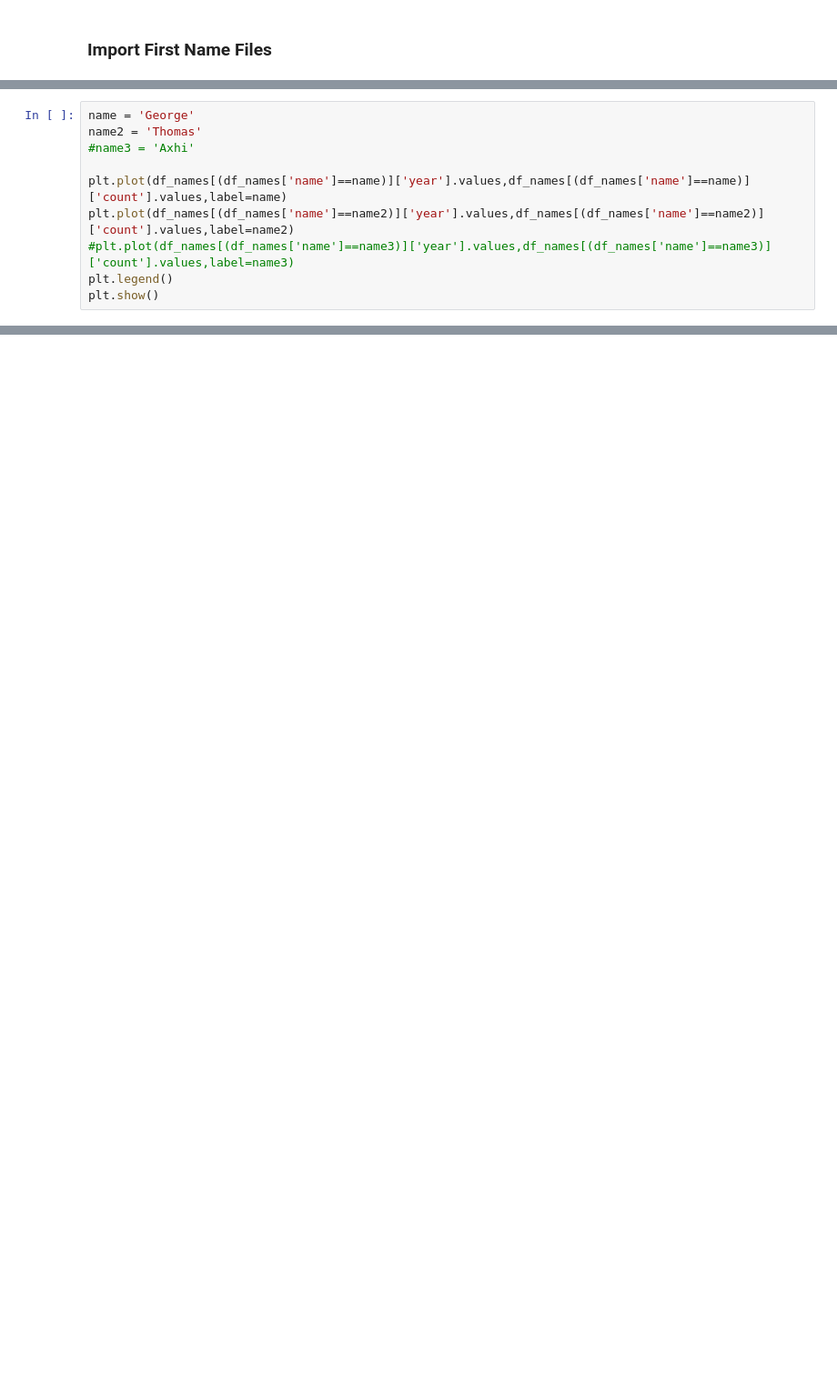
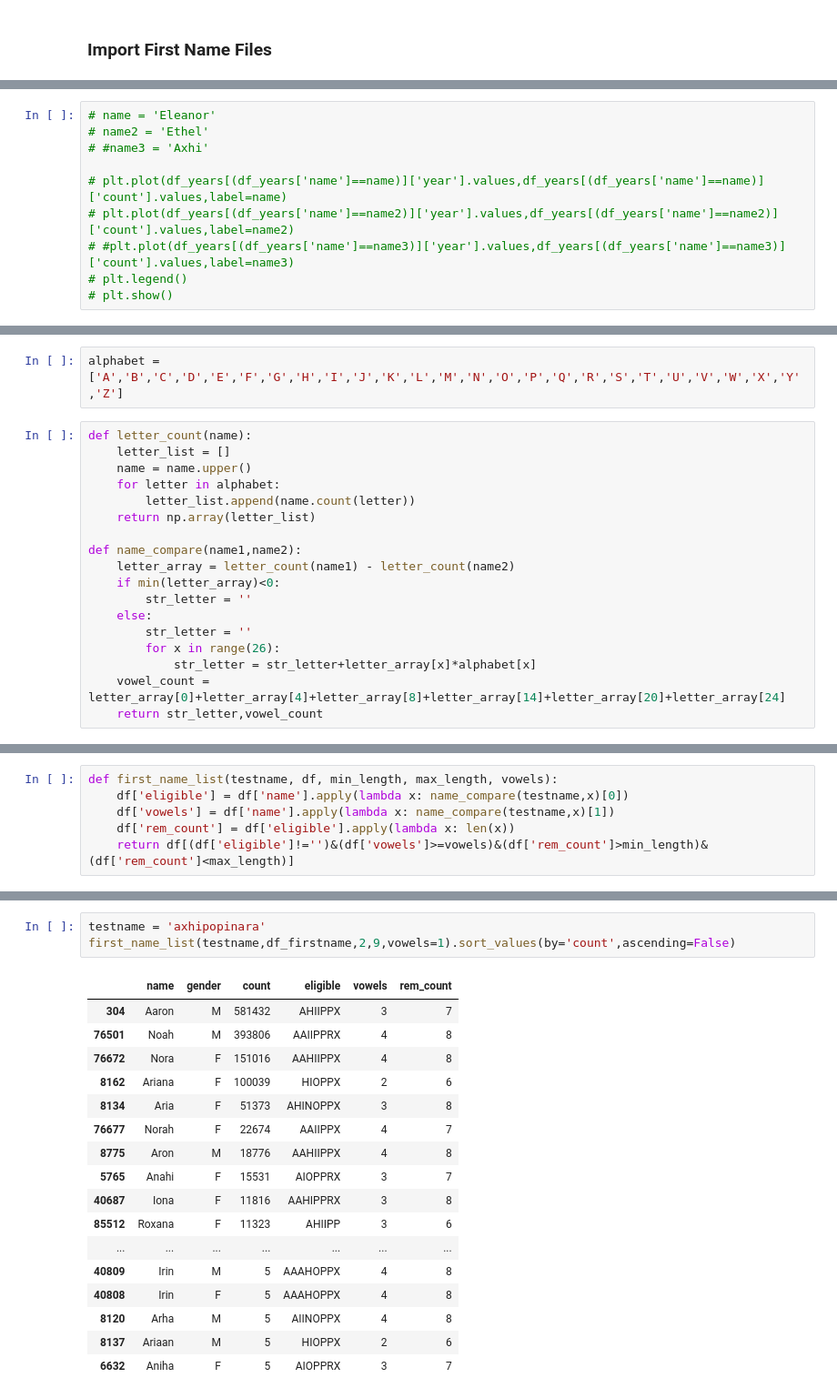
Before and after one commit to flint-hasset/anagrammer, a Jupyter notebook: Name Anagram.ipynb, the cells around one changed output, grey strips where cells are left out. Shown: that part at 91% size. Drawn from its saved outputs; the diff is of its cells as text; blank space fills up the shorter version.

```diff
--- a/Name Anagram.ipynb
+++ b/Name Anagram.ipynb
@@ -43,10 +48,10 @@ plt.show()
 # %%
-name = 'George'
-name2 = 'Thomas'
-#name3 = 'Axhi'
+# name = 'Eleanor'
+# name2 = 'Ethel'
+# #name3 = 'Axhi'
 
-plt.plot(df_names[(df_names['name']==name)]['year'].values,df_names[(df_names['name']==name)]['count'].values,label=name)
-plt.plot(df_names[(df_names['name']==name2)]['year'].values,df_names[(df_names['name']==name2)]['count'].values,label=name2)
-#plt.plot(df_names[(df_names['name']==name3)]['year'].values,df_names[(df_names['name']==name3)]['count'].values,label=name3)
-plt.legend()
-plt.show()
+# plt.plot(df_years[(df_years['name']==name)]['year'].values,df_years[(df_years['name']==name)]['count'].values,label=name)
+# plt.plot(df_years[(df_years['name']==name2)]['year'].values,df_years[(df_years['name']==name2)]['count'].values,label=name2)
+# #plt.plot(df_years[(df_years['name']==name3)]['year'].values,df_years[(df_years['name']==name3)]['count'].values,label=name3)
+# plt.legend()
+# plt.show()
@@ -76,0 +88,20 @@ pd.DataFrame(df_names.groupby('name')['count'].sum()).sort_values(by='count',asc
+# %%
+alphabet = ['A','B','C','D','E','F','G','H','I','J','K','L','M','N','O','P','Q','R','S','T','U','V','W','X','Y','Z']
+# %%
+def letter_count(name):
+    letter_list = []
+    name = name.upper()
+    for letter in alphabet:
+        letter_list.append(name.count(letter))
+    return np.array(letter_list)
+
+def name_compare(name1,name2):
+    letter_array = letter_count(name1) - letter_count(name2)
+    if min(letter_array)<0:
+        str_letter = ''
+    else:
+        str_letter = ''
+        for x in range(26):
+            str_letter = str_letter+letter_array[x]*alphabet[x]
+    vowel_count = letter_array[0]+letter_array[4]+letter_array[8]+letter_array[14]+letter_array[20]+letter_array[24]
+    return str_letter,vowel_count
@@ -76,0 +131,6 @@ pd.DataFrame(df_names.groupby('name')['count'].sum()).sort_values(by='count',asc
+# %%
+def first_name_list(testname, df, min_length, max_length, vowels):
+    df['eligible'] = df['name'].apply(lambda x: name_compare(testname,x)[0])
+    df['vowels'] = df['name'].apply(lambda x: name_compare(testname,x)[1])
+    df['rem_count'] = df['eligible'].apply(lambda x: len(x))
+    return df[(df['eligible']!='')&(df['vowels']>=vowels)&(df['rem_count']>min_length)&(df['rem_count']<max_length)]
@@ -76,0 +253,21 @@ pd.DataFrame(df_names.groupby('name')['count'].sum()).sort_values(by='count',asc
+# %%
+testname = 'axhipopinara'
+first_name_list(testname,df_firstname,2,9,vowels=1).sort_values(by='count',ascending=False)
+# %% [output]
+|  | name | gender | count | eligible | vowels | rem_count |
+| 304 | Aaron | M | 581432 | AHIIPPX | 3 | 7 |
+| 76501 | Noah | M | 393806 | AAIIPPRX | 4 | 8 |
+| 76672 | Nora | F | 151016 | AAHIIPPX | 4 | 8 |
+| 8162 | Ariana | F | 100039 | HIOPPX | 2 | 6 |
+| 8134 | Aria | F | 51373 | AHINOPPX | 3 | 8 |
+| 76677 | Norah | F | 22674 | AAIIPPX | 4 | 7 |
+| 8775 | Aron | M | 18776 | AAHIIPPX | 4 | 8 |
+| 5765 | Anahi | F | 15531 | AIOPPRX | 3 | 7 |
+| 40687 | Iona | F | 11816 | AAHIPPRX | 3 | 8 |
+| 85512 | Roxana | F | 11323 | AHIIPP | 3 | 6 |
+| ... | ... | ... | ... | ... | ... | ... |
+| 40809 | Irin | M | 5 | AAAHOPPX | 4 | 8 |
+| 40808 | Irin | F | 5 | AAAHOPPX | 4 | 8 |
+| 8120 | Arha | M | 5 | AIINOPPX | 4 | 8 |
+| 8137 | Ariaan | M | 5 | HIOPPX | 2 | 6 |
+| 6632 | Aniha | F | 5 | AIOPPRX | 3 | 7 |
```
Also changed, not shown: parts of 33 cells of this notebook.
